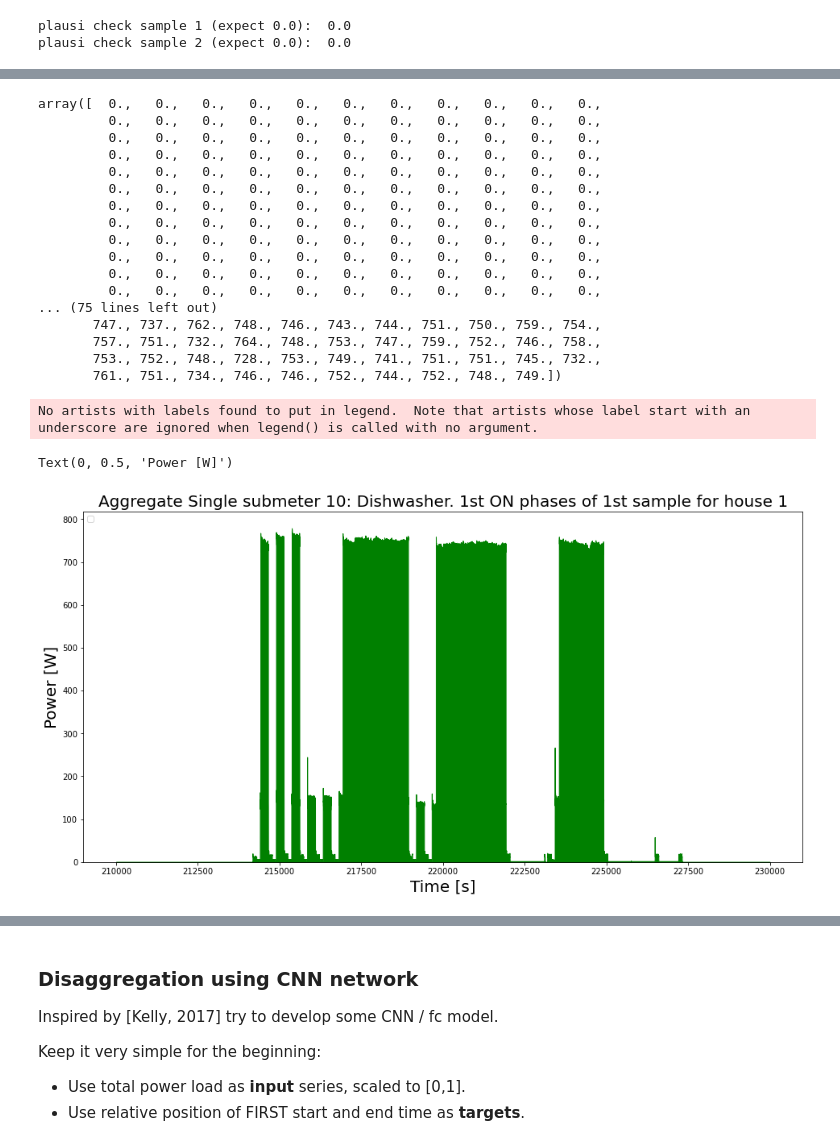
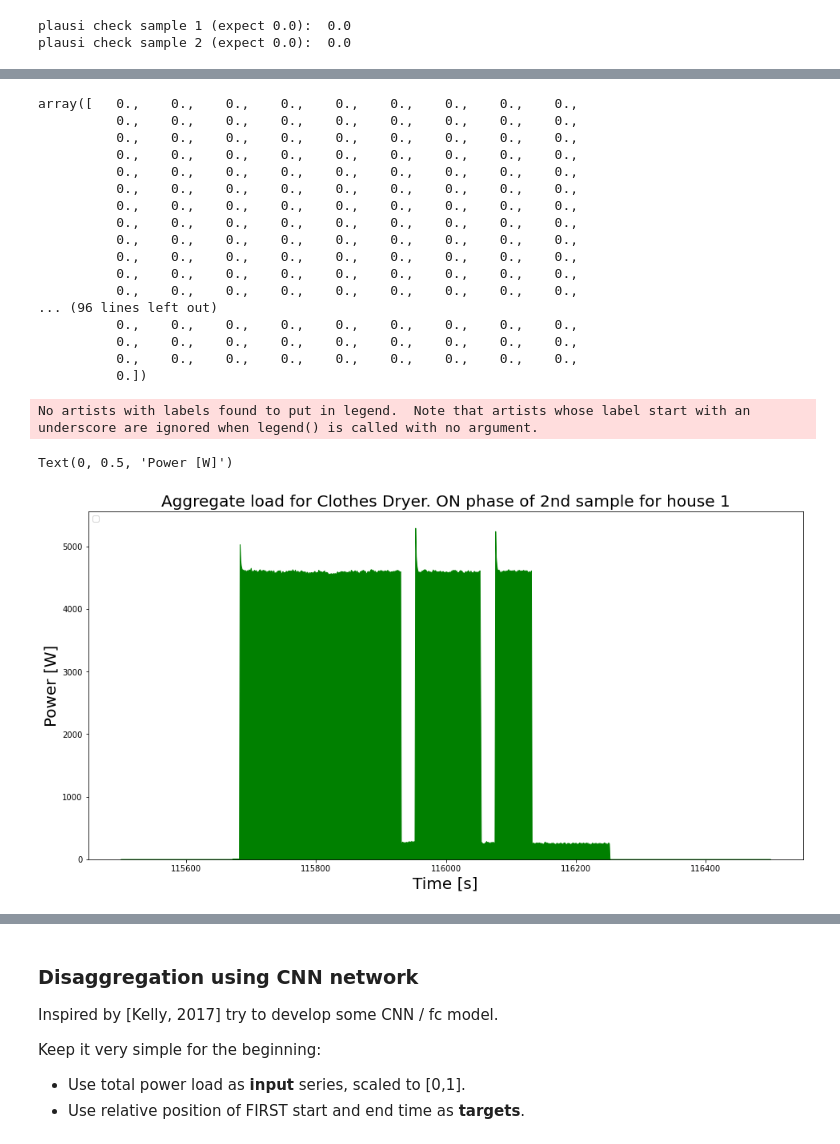
Before and after one commit to MarcoLandtHayen/NILM_NonIntrusiveLoadMonitoring, a Jupyter notebook: notebooks/04d_NILM_RAEdataset_CNN_ClothesDryer.ipynb, the cells around one changed output, grey strips where cells are left out. Saved outputs shown, nothing was run; the diff lists cells and outputs as text; code cells hidden in the pictures.

```diff
--- a/notebooks/04d_NILM_RAEdataset_CNN_ClothesDryer.ipynb
+++ b/notebooks/04d_NILM_RAEdataset_CNN_ClothesDryer.ipynb
@@ -94,8 +94,8 @@ path_to_data = "../data"
 
 # Import data from csv files:
 data1 = np.genfromtxt(join(path_to_data,'house1_power_blk1.csv'), delimiter=',', skip_header=1)
-#data2 = np.genfromtxt(join(path_to_data,'house1_power_blk2.csv'), delimiter=',', skip_header=1)
-data2 = data1 # to save time, when only working with data1
+data2 = np.genfromtxt(join(path_to_data,'house1_power_blk2.csv'), delimiter=',', skip_header=1)
+#data2 = data1 # to save time, when only working with data1
 # %%
 # Check dimensions:
 print("data1 shape (samples, features): ", data1.shape)
@@ -122,3 +123,14 @@ NaN values for main and submeters in data2:
 # %%
 # Replace NaN values in data2 by zero:
 (data2[:,2:])[np.isnan(data2[:,2:])]=0
+# %%
+# Want to train models for appliances with relatively long ON phases: DishWasher, ClothesDryer, ClothesWasher.
+# These appliances have only few events. Decide to train models on data2 (covering 63 days).
+# Then use data1 (covering 9 days) for validation.
+# But need to downsample data to handle the amount of data.
+# Switch to 5 Hz by only considering every 5th sample.
+
+data1_small = data1[np.arange(0, len(data1), 5)]
+data2_small = data2[np.arange(0, len(data2), 5)]
+print("data1 shape after downsampling: ", data1_small.shape)
+print("data2 shape after downsampling: ", data2_small.shape)
@@ -262,8 +276,8 @@ inputs2 = data2[:,2]
 # %%
-## Extract target series for samples 1 and 2 from data: Clothes Dryer (subm 5+6).
+## Extract target series for samples 1 and 2 from downsampled data: Clothes Dryer (subm 5+6).
 ## Remember: Submeters 5+6 are columns 8 and 9 in data
-target1 = np.sum(data1[:,7:9], axis=1)
-target2 = np.sum(data2[:,7:9], axis=1)
+target1 = np.sum(data1_small[:,7:9], axis=1)
+target2 = np.sum(data2_small[:,7:9], axis=1)
 # %%
 ## Try to define noise level by visual inspection first:
 
@@ -282,38 +295,38 @@ Text(0, 0.5, 'Power [W]')
 # %%
 ## Looks like there is only very low "stand-by" power load during OFF times: Set noise level to 20 Watt.
-target1[214000:215000]
+target2[115500:116500]
 # %% [output]
-array([  0.,   0.,   0.,   0.,   0.,   0.,   0.,   0.,   0.,   0.,   0.,
-         0.,   0.,   0.,   0.,   0.,   0.,   0.,   0.,   0.,   0.,   0.,
-         0.,   0.,   0.,   0.,   0.,   0.,   0.,   0.,   0.,   0.,   0.,
-         0.,   0.,   0.,   0.,   0.,   0.,   0.,   0.,   0.,   0.,   0.,
-         0.,   0.,   0.,   0.,   0.,   0.,   0.,   0.,   0.,   0.,   0.,
-         0.,   0.,   0.,   0.,   0.,   0.,   0.,   0.,   0.,   0.,   0.,
-         0.,   0.,   0.,   0.,   0.,   0.,   0.,   0.,   0.,   0.,   0.,
-         0.,   0.,   0.,   0.,   0.,   0.,   0.,   0.,   0.,   0.,   0.,
-         0.,   0.,   0.,   0.,   0.,   0.,   0.,   0.,   0.,   0.,   0.,
-         0.,   0.,   0.,   0.,   0.,   0.,   0.,   0.,   0.,   0.,   0.,
-         0.,   0.,   0.,   0.,   0.,   0.,   0.,   0.,   0.,   0.,   0.,
-         0.,   0.,   0.,   0.,   0.,   0.,   0.,   0.,   0.,   0.,   0.,
-... (75 lines left out)
-       747., 737., 762., 748., 746., 743., 744., 751., 750., 759., 754.,
-       757., 751., 732., 764., 748., 753., 747., 759., 752., 746., 758.,
-       753., 752., 748., 728., 753., 749., 741., 751., 751., 745., 732.,
-       761., 751., 734., 746., 746., 752., 744., 752., 748., 749.])
+array([   0.,    0.,    0.,    0.,    0.,    0.,    0.,    0.,    0.,
+          0.,    0.,    0.,    0.,    0.,    0.,    0.,    0.,    0.,
+          0.,    0.,    0.,    0.,    0.,    0.,    0.,    0.,    0.,
+          0.,    0.,    0.,    0.,    0.,    0.,    0.,    0.,    0.,
+          0.,    0.,    0.,    0.,    0.,    0.,    0.,    0.,    0.,
+          0.,    0.,    0.,    0.,    0.,    0.,    0.,    0.,    0.,
+          0.,    0.,    0.,    0.,    0.,    0.,    0.,    0.,    0.,
+          0.,    0.,    0.,    0.,    0.,    0.,    0.,    0.,    0.,
+          0.,    0.,    0.,    0.,    0.,    0.,    0.,    0.,    0.,
+          0.,    0.,    0.,    0.,    0.,    0.,    0.,    0.,    0.,
+          0.,    0.,    0.,    0.,    0.,    0.,    0.,    0.,    0.,
+          0.,    0.,    0.,    0.,    0.,    0.,    0.,    0.,    0.,
+... (96 lines left out)
+          0.,    0.,    0.,    0.,    0.,    0.,    0.,    0.,    0.,
+          0.,    0.,    0.,    0.,    0.,    0.,    0.,    0.,    0.,
+          0.,    0.,    0.,    0.,    0.,    0.,    0.,    0.,    0.,
+          0.])
 # %%
-## Zoom into first ON phases, to see if power load unexpectedly drops to zero during ON phase:
+## Zoom into an ON phase, to see if power load unexpectedly drops to zero during ON phase:
 
-# Plot Dishwasher from submeter data 10 for first few usages from first sample:
+# Plot Clothes Dryer from for example use in 2nd sample:
 fig, ax = plt.subplots(figsize=(16, 8))
-ax.stackplot(np.arange(210000, 230000,1), target1[210000:230000], color="green")
+ax.stackplot(np.arange(115500, 116500,1), target2[115500:116500], color="green")
 plt.legend(loc='upper left')
-plt.title('Aggregate Single submeter 10: Dishwasher. 1st ON phases of 1st sample for house 1', fontsize=20)
+plt.title('Aggregate load for Clothes Dryer. ON phase of 2nd sample for house 1', fontsize=20)
 plt.xlabel('Time [s]', fontsize=20)
 plt.ylabel('Power [W]', fontsize=20)
 # %% [output]
 No artists with labels found to put in legend.  Note that artists whose label start with an underscore are ignored when legend() is called with no argument.
 Text(0, 0.5, 'Power [W]')
-[figure, old version]
+[figure, new version]
 # %%
 ## Set noise level and delay time.
 ## "Delay time" means, that power load is allowed to drop below noise level during ON phase for a specified
```
Also changed, not shown: parts of 38 cells of this notebook, 6 other files.
